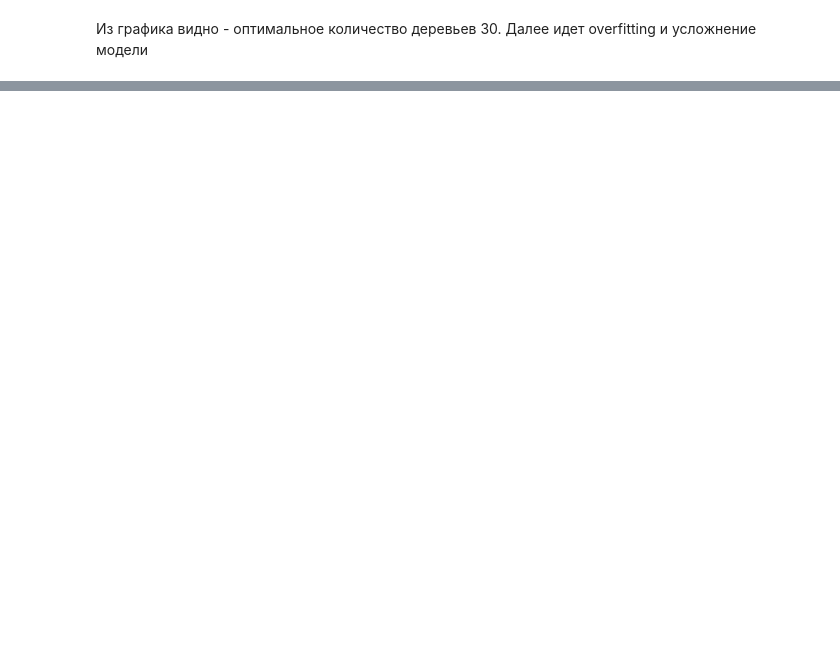
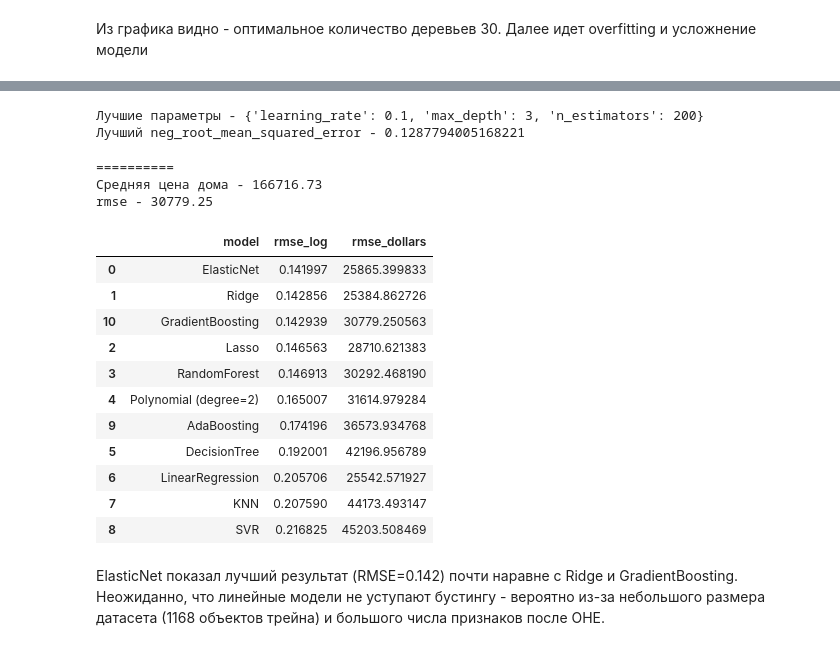
Before and after one commit to tatustik812/kaggle-house-prices, a Jupyter notebook: notebooks/02_Models.ipynb, the cells around one changed output, grey strips where cells are left out. Drawn from its saved outputs; the diff is of its cells as text; code cells hidden in the pictures; blank space fills up the shorter version.

```diff
--- a/notebooks/02_Models.ipynb
+++ b/notebooks/02_Models.ipynb
@@ -441,0 +464,2 @@ res
+# %%
+res.loc[len(res)] = ['AdaBoosting', np.sqrt(mean_squared_error(y_test, ada_preds)), np.sqrt(mean_squared_error(np.expm1(y_test), np.expm1(ada_preds)))]
@@ -441,0 +480,39 @@ res
+# %%
+from sklearn.ensemble import GradientBoostingRegressor
+
+gradient_grid = find_best_params(GradientBoostingRegressor, default_param={"random_state": 42}, grid_param={
+  "n_estimators": [100, 200, 300],
+  "learning_rate": [0.01, 0.1, 0.5],
+  "max_depth": [3, 5, 10]
+}, X=X_train, y=y_train, scoring='neg_root_mean_squared_error')
+# %% [output]
+Лучшие параметры - {'learning_rate': 0.1, 'max_depth': 3, 'n_estimators': 200}
+Лучший neg_root_mean_squared_error - 0.1287794005168221
+# %%
+gradient_preds = gradient_grid.best_estimator_.predict(X_test)
+print('==========')
+print(f'Средняя цена дома - {np.expm1(df['SalePrice'].mean()):.2f}')
+print(f'rmse - {np.sqrt(mean_squared_error(np.expm1(y_test), np.expm1(gradient_preds))):.2f}')
+# %% [output]
+==========
+Средняя цена дома - 166716.73
+rmse - 30779.25
+# %%
+res.loc[len(res)] = ['GradientBoosting', np.sqrt(mean_squared_error(y_test, gradient_preds)), np.sqrt(mean_squared_error(np.expm1(y_test), np.expm1(gradient_preds)))]
+# %%
+res.sort_values('rmse_log')
+# %% [output]
+|  | model | rmse_log | rmse_dollars |
+| 0 | ElasticNet | 0.141997 | 25865.399833 |
+| 1 | Ridge | 0.142856 | 25384.862726 |
+| 10 | GradientBoosting | 0.142939 | 30779.250563 |
+| 2 | Lasso | 0.146563 | 28710.621383 |
+| 3 | RandomForest | 0.146913 | 30292.468190 |
+| 4 | Polynomial (degree=2) | 0.165007 | 31614.979284 |
+| 9 | AdaBoosting | 0.174196 | 36573.934768 |
+| 5 | DecisionTree | 0.192001 | 42196.956789 |
+| 6 | LinearRegression | 0.205706 | 25542.571927 |
+| 7 | KNN | 0.207590 | 44173.493147 |
+| 8 | SVR | 0.216825 | 45203.508469 |
+# %% [markdown]
+ElasticNet показал лучший результат (RMSE=0.142) почти наравне с Ridge и GradientBoosting. Неожиданно, что линейные модели не уступают бустингу - вероятно из-за небольшого размера датасета (1168 объектов трейна) и большого числа признаков после OHE.
```
Also changed, not shown: parts of 11 cells of this notebook.
